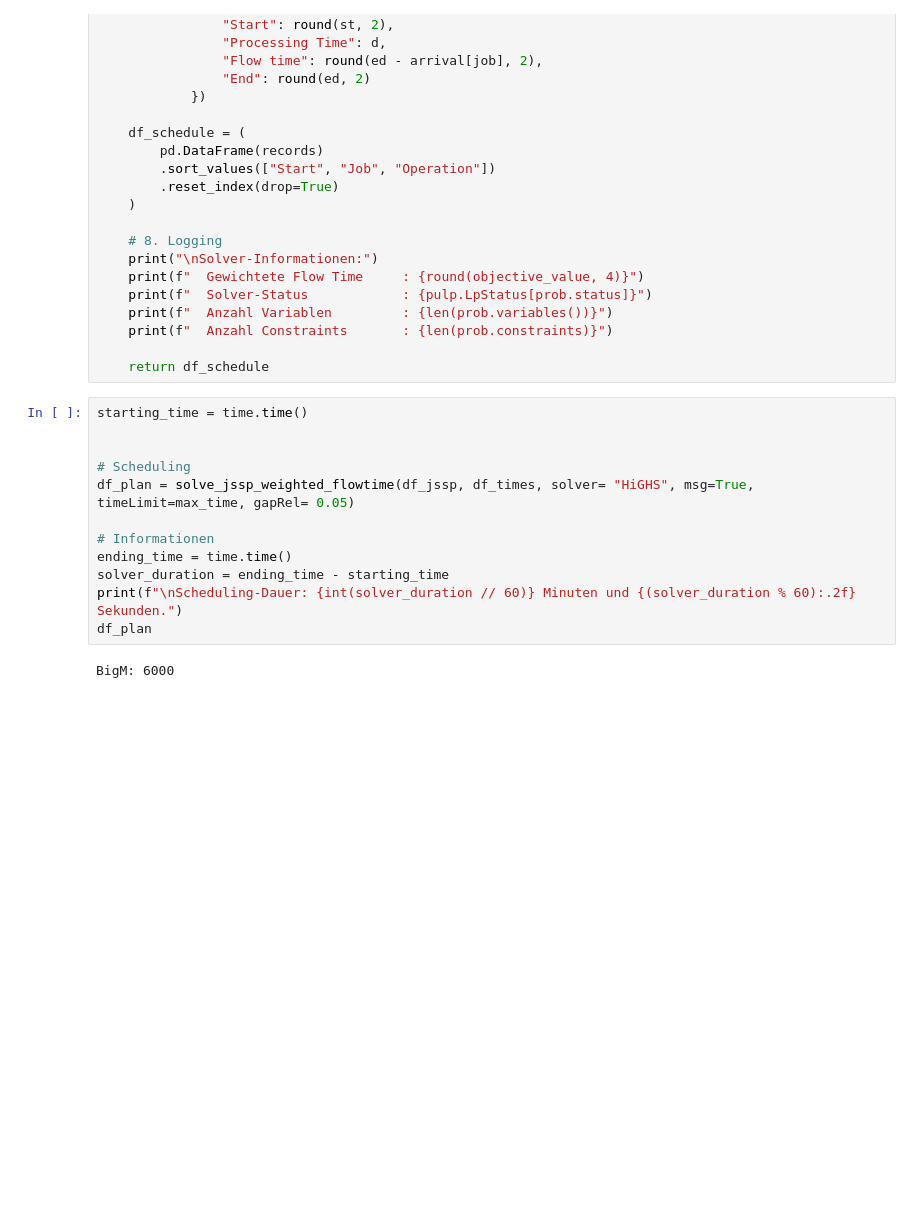
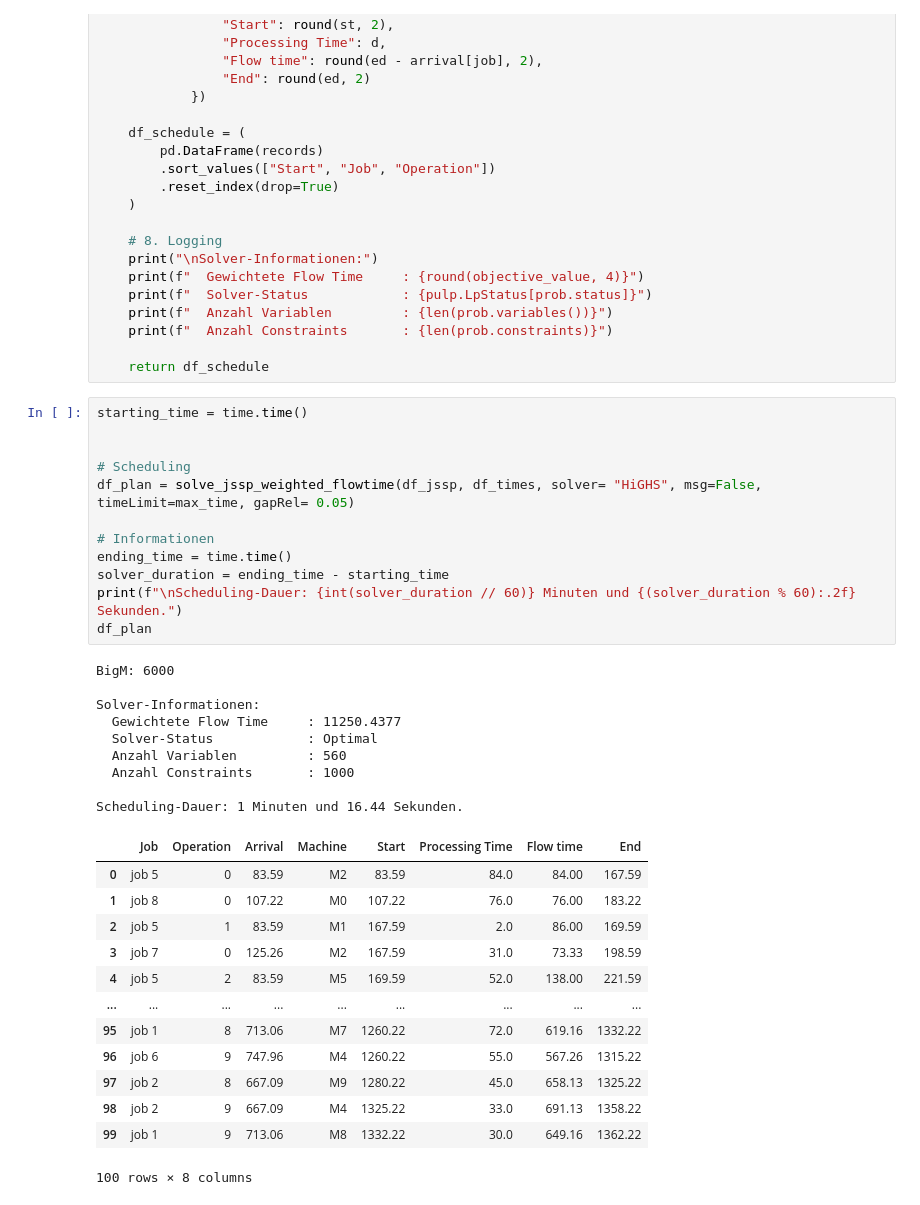
Before and after one commit to konrad-adamski/HTWD_JobShop_Rescheduling, a Jupyter notebook: 01_Scheduling_with_Arrival/03_Flowtime.ipynb, the cells around one changed output. Drawn from its saved outputs; the diff is of its cells as text; blank space fills up the shorter version.

```diff
--- a/01_Scheduling_with_Arrival/03_Flowtime.ipynb
+++ b/01_Scheduling_with_Arrival/03_Flowtime.ipynb
@@ -382,17 +382,38 @@ def solve_jssp_weighted_flowtime(df_jssp: pd.DataFrame, df_arrivals: pd.DataFram
 # %%
 starting_time = time.time()
 
 
 # Scheduling
-df_plan = solve_jssp_weighted_flowtime(df_jssp, df_times, solver= "HiGHS", msg=True, timeLimit=max_time, gapRel= 0.05)
+df_plan = solve_jssp_weighted_flowtime(df_jssp, df_times, solver= "HiGHS", msg=False, timeLimit=max_time, gapRel= 0.05)
 
 # Informationen
 ending_time = time.time()
 solver_duration = ending_time - starting_time
 print(f"\nScheduling-Dauer: {int(solver_duration // 60)} Minuten und {(solver_duration % 60):.2f} Sekunden.")
 df_plan
 # %% [output]
 BigM: 6000
+
+Solver-Informationen:
+  Gewichtete Flow Time     : 11250.4377
+  Solver-Status            : Optimal
+  Anzahl Variablen         : 560
+  Anzahl Constraints       : 1000
+
+Scheduling-Dauer: 1 Minuten und 16.44 Sekunden.
+|  | Job | Operation | Arrival | Machine | Start | Processing Time | Flow time | End |
+| 0 | job 5 | 0 | 83.59 | M2 | 83.59 | 84.0 | 84.00 | 167.59 |
+| 1 | job 8 | 0 | 107.22 | M0 | 107.22 | 76.0 | 76.00 | 183.22 |
+| 2 | job 5 | 1 | 83.59 | M1 | 167.59 | 2.0 | 86.00 | 169.59 |
+| 3 | job 7 | 0 | 125.26 | M2 | 167.59 | 31.0 | 73.33 | 198.59 |
+| 4 | job 5 | 2 | 83.59 | M5 | 169.59 | 52.0 | 138.00 | 221.59 |
+| ... | ... | ... | ... | ... | ... | ... | ... | ... |
+| 95 | job 1 | 8 | 713.06 | M7 | 1260.22 | 72.0 | 619.16 | 1332.22 |
+| 96 | job 6 | 9 | 747.96 | M4 | 1260.22 | 55.0 | 567.26 | 1315.22 |
+| 97 | job 2 | 8 | 667.09 | M9 | 1280.22 | 45.0 | 658.13 | 1325.22 |
+| 98 | job 2 | 9 | 667.09 | M4 | 1325.22 | 33.0 | 691.13 | 1358.22 |
+| 99 | job 1 | 9 | 713.06 | M8 | 1332.22 | 30.0 | 649.16 | 1362.22 |
+100 rows × 8 columns
 # %%
 show.plot_gantt_jobs(df_plan)
 
```
Also changed, not shown: parts of 6 cells of this notebook, 1 other file.
